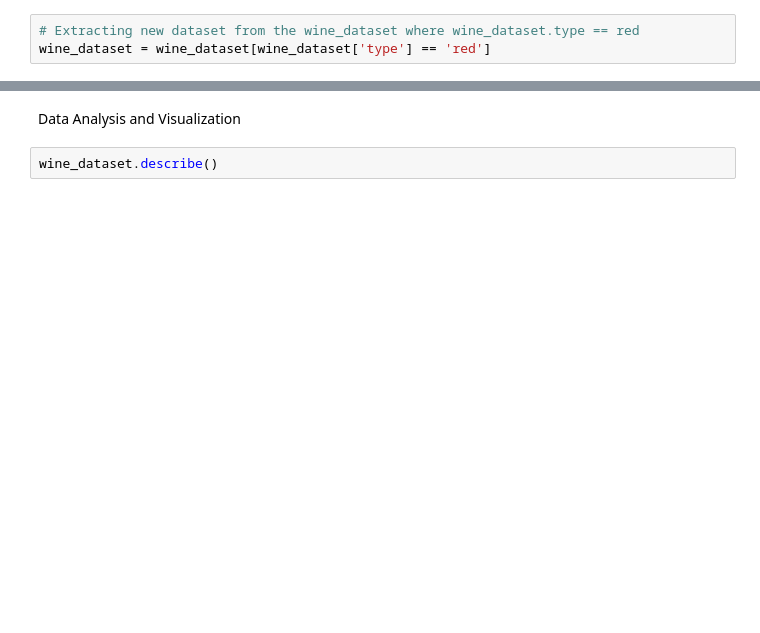
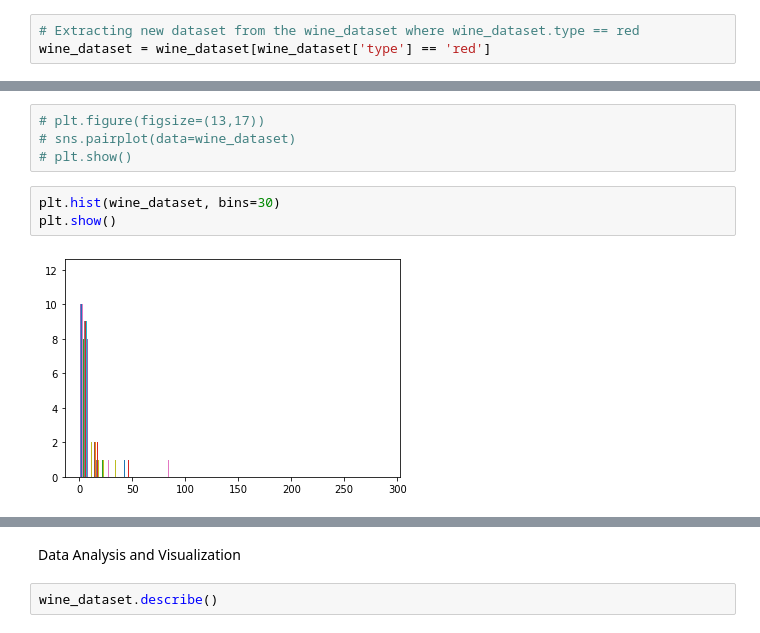
Before and after one commit to aky360/A.I., a Jupyter notebook: Wine_Quality_Prediction.ipynb, the cells around one changed output, grey strips where cells are left out. Cells and saved outputs as stored; diff of their text form; blank space fills up the shorter version.

```diff
--- a/Wine_Quality_Prediction.ipynb
+++ b/Wine_Quality_Prediction.ipynb
@@ -108,6 +132,15 @@ sulphates               2
 alcohol                 0
 quality                 0
 dtype: int64
+# %%
+# plt.figure(figsize=(13,17))
+# sns.pairplot(data=wine_dataset)
+# plt.show()
+# %%
+plt.hist(wine_dataset, bins=30)
+plt.show()
+# %% [output]
+[figure, added]
 # %%
 wine_dataset.dtypes
 # %% [output]
```
Also changed, not shown: parts of 22 cells of this notebook.
